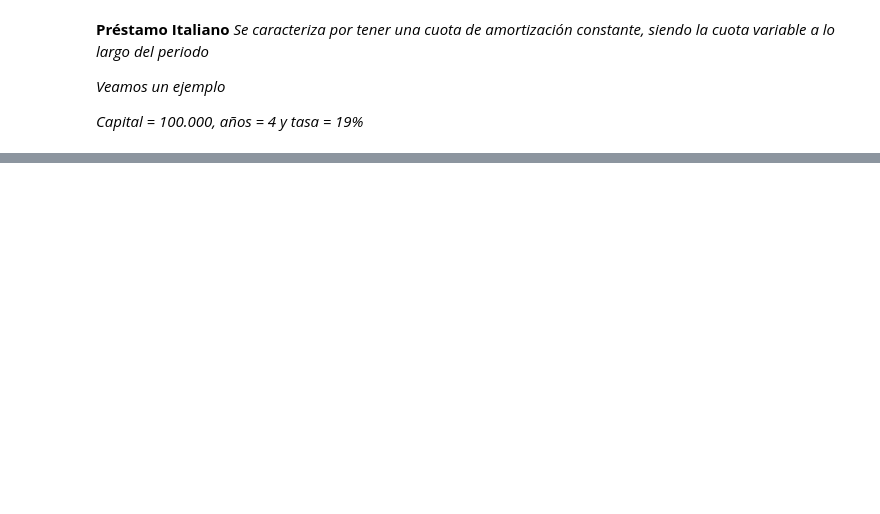
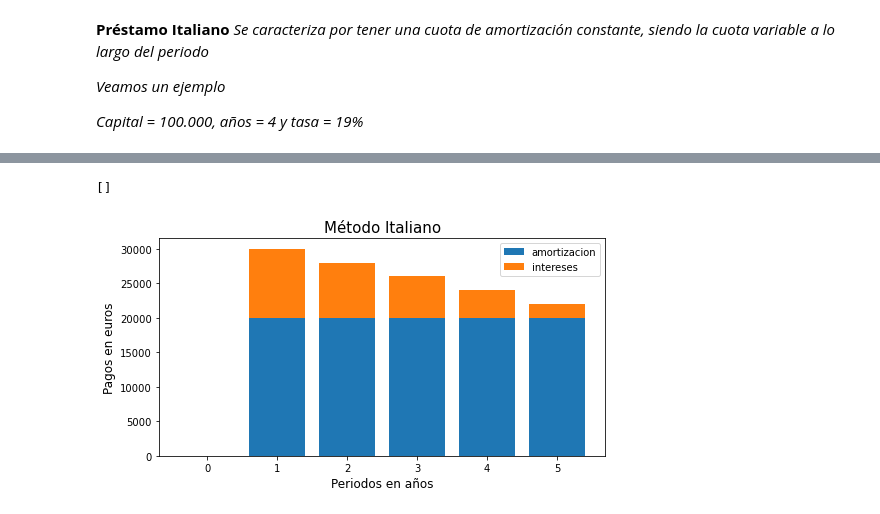
Before and after one commit to RebecaGa/TFG---URJC-2020-2021, a Jupyter notebook: 12. Préstamos.ipynb, the cells around one changed output, grey strips where cells are left out. Saved outputs shown, nothing was run; the diff lists cells and outputs as text; code cells hidden in the pictures; blank space fills up the shorter version.

```diff
--- a/12. Préstamos.ipynb
+++ b/12. Préstamos.ipynb
@@ -97,11 +111,14 @@ for i in range(1, n+1):
     saldo -= pago_capital
     saldo2 += pago_capital
 
-    linea = [i, format(Anualidad, '.0f'),  format(pago_int, '.0f'), format(pago_capital, '.0f'), format(saldo, '.0f'), format(saldo2, '.0f')]
+    linea = [i, format(Anualidad, '.0f'),  format(pago_int, '.0f'),
+             format(pago_capital, '.0f'), format(saldo, '.0f'), format(saldo2, '.0f')]
 
     datos.append(linea)
 
-print(tab.tabulate(datos, headers= ['Periodo', 'Anualidad', 'Intereses', 'Amortización','Capital Vivo','Capital Amortizado'], tablefmt = 'psql'))
+print(tab.tabulate(datos, headers= ['Periodo', 'Anualidad', 'Intereses',
+                                    'Amortización','Capital Vivo','Capital Amortizado'],
+                   tablefmt = 'psql'))
 # %% [output]
 +-----------+-------------+-------------+----------------+----------------+----------------------+
 |   Periodo |   Anualidad |   Intereses |   Amortización |   Capital Vivo |   Capital Amortizado |
@@ -185,14 +199,16 @@ for i in range(1, 5):
 
     saldo2 += 0
 
-    linea = [i, format(Anualidad, '.0f'),  format(pago_int, '.0f'), format(pago_capital, '.0f'), format(saldo, '.0f'), format(saldo2, '.0f')]
+    linea = [i, format(Anualidad, '.0f'),  format(pago_int, '.0f'),
+             format(pago_capital, '.0f'), format(saldo, '.0f'), format(saldo2, '.0f')]
 
     datos.append(linea)
 
 linea2 = [5,pago+C0,pago,C0,0,C0]
 datos.append(linea2)
 
-print(tab.tabulate(datos, headers= ['Periodo', 'Anualidad', 'Intereses', 'Amortización','Capital Vivo','Capital Amortizado'], tablefmt = 'psql'))
+print(tab.tabulate(datos, headers= ['Periodo', 'Anualidad', 'Intereses',
+                                    'Amortización','Capital Vivo','Capital Amortizado'], tablefmt = 'psql'))
 # %% [output]
 +-----------+-------------+-------------+----------------+----------------+----------------------+
 |   Periodo |   Anualidad |   Intereses |   Amortización |   Capital Vivo |   Capital Amortizado |
@@ -269 +303,15 @@ print(tab.tabulate(datos, headers= ['Periodo', 'Anualidad', 'Intereses', 'Amorti
 +-----------+-------------+-------------+----------------+----------------+----------------------+
+# %%
+#Comprobemos como evolucionan los intereses de nuestro prestamo en la siguiente gráfica
+
+plt.figure(figsize = (8, 4))
+plt.bar(range(0, n+1 ), Amortz, label = 'amortizacion')
+plt.bar(range(0, n+1 ), inter, bottom= Amortz, label='intereses')
+plt.legend(fontsize = 10)
+plt.title("Método Italiano", fontsize = 15)
+plt.xlabel("Periodos en años", fontsize = 12)
+plt.ylabel("Pagos en euros", fontsize = 12)
+plt.plot()
+# %% [output]
+[]
+[figure, added]
```
Also changed, not shown: parts of 15 cells of this notebook, 27 other files.
